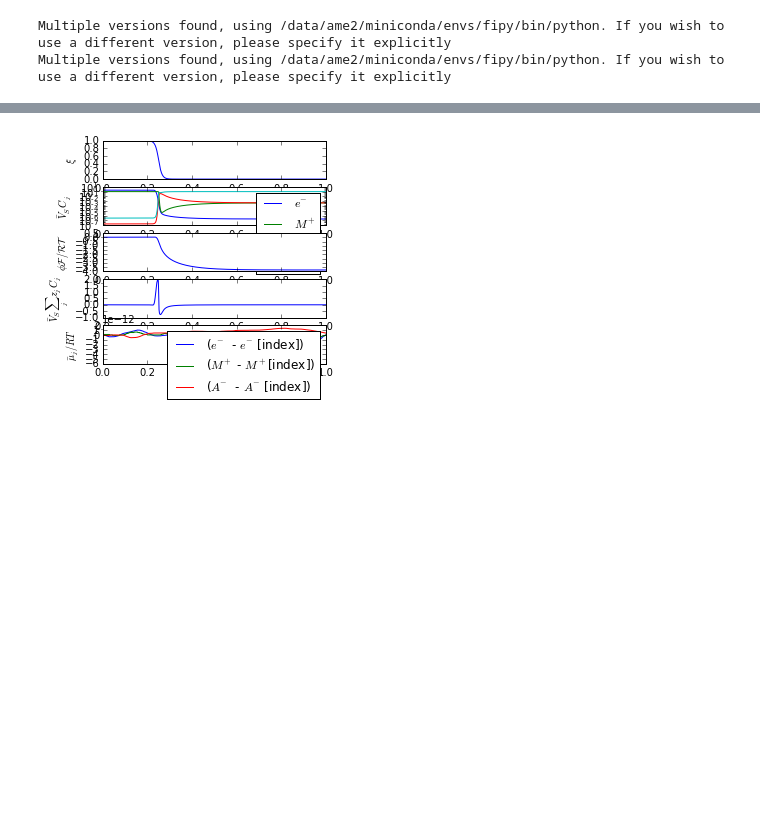
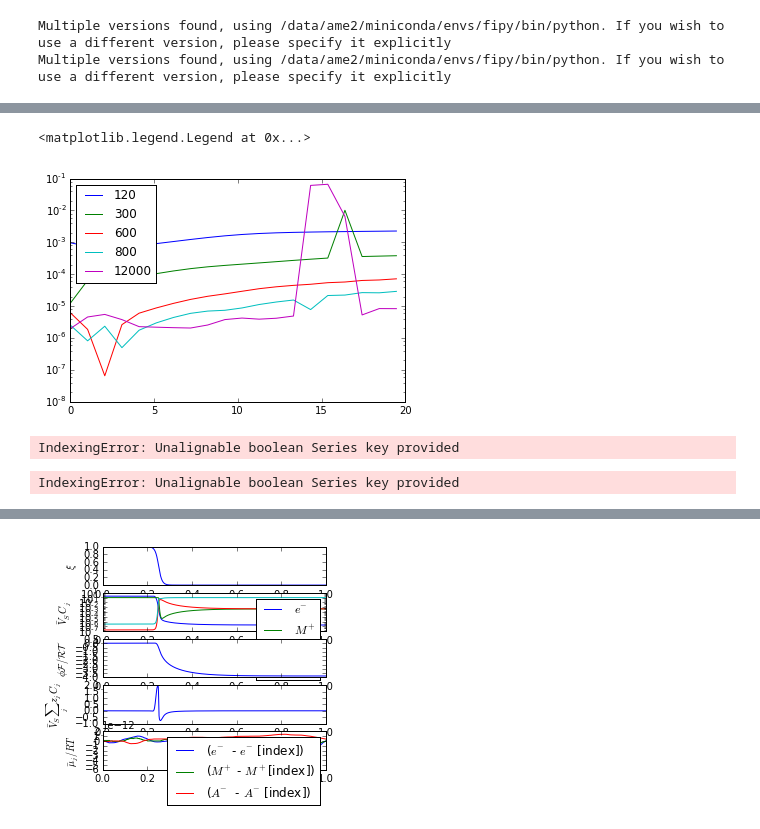
Before and after one commit to usnistgov/diffcap, a Jupyter notebook: analyze.ipynb, the cells around one changed output, grey strips where cells are left out. Drawn from its saved outputs; the diff is of its cells as text; code cells hidden in the pictures; blank space fills up the shorter version.

```diff
--- a/analyze.ipynb
+++ b/analyze.ipynb
@@ -241,0 +205,9 @@ df3.plot.scatter('scaled_galvani_potential', 'surface_charge')
+# %%
+#plots difference in surface charge for different number of cells compared to 1200
+for ncells in [120,300,600,800,12000]:
+    vn = df4[(df2["concentration"] == "0.25 mol/l")&(df2["ncells"]==ncells)]
+    plt.semilogy(vn["scaled_galvani_potential"],abs(v1200interp(vn["scaled_galvani_potential"])-vn["surface_charge"]),label="{}".format(ncells))
+plt.legend(loc="upper left")
+# %% [output]
+<matplotlib.legend.Legend at 0x...>
+[figure, added]
@@ -241,0 +221,14 @@ df3.plot.scatter('scaled_galvani_potential', 'surface_charge')
+# %%
+vn = df4[(df2["concentration"] == "0.01 mol/l")&(df2["ncells"]==1200)]
+vn
+# %% [output]
+IndexingError: Unalignable boolean Series key provided
+# %%
+#plots diffcap for various concentrations
+for c in ["0.01 mol/l","0.10 mol/l","0.25 mol/l","1.00 mol/l","10.0 mol/l"]:
+    vn = df4[(df2["concentration"]==c)&(df2["ncells"]==1200)]
+    diffcap = np.gradient(vn["scaled_galvani_potential"],vn["surface_charge"])
+    plt.plot(diffcap,label="{}".format(ncells))
+plt.legend(loc="upper left")
+# %% [output]
+IndexingError: Unalignable boolean Series key provided
```
Also changed, not shown: parts of 33 cells of this notebook.
